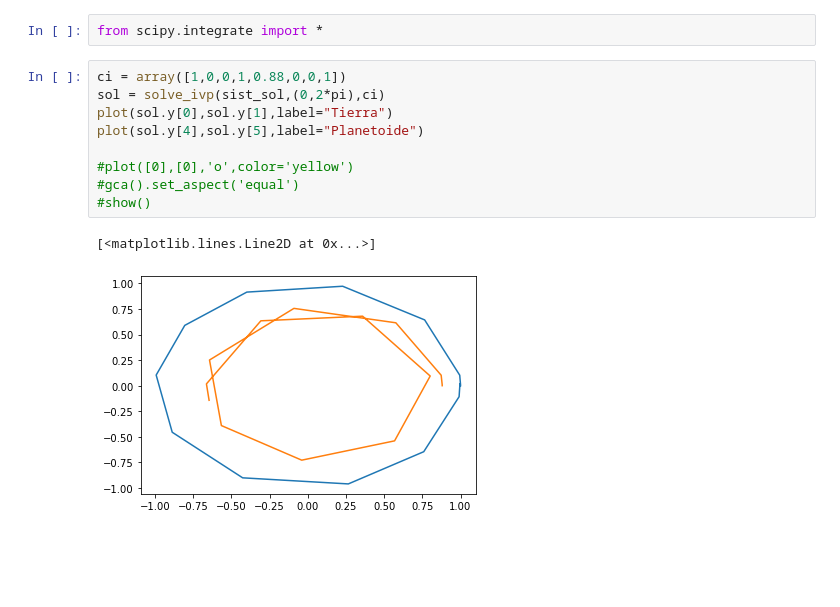
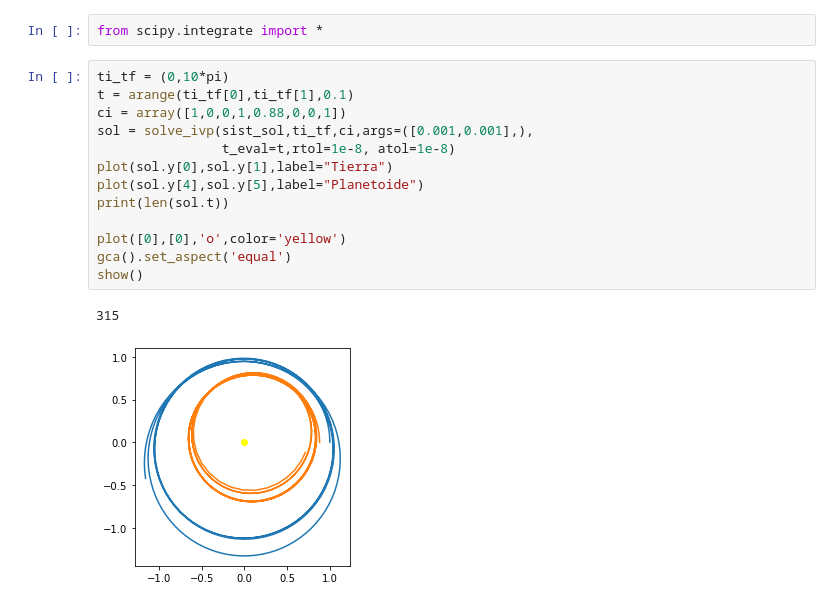
Before and after one commit to richmf/Fisica-Computacional-clases, a Jupyter notebook: Mini sistema solar.ipynb, the cells around one changed output. Saved outputs shown, nothing was run; the diff lists cells and outputs as text; blank space fills up the shorter version.

```diff
--- a/Mini sistema solar.ipynb
+++ b/Mini sistema solar.ipynb
@@ -45,14 +45,18 @@ show()
 # %%
 from scipy.integrate import *
 # %%
+ti_tf = (0,10*pi)
+t = arange(ti_tf[0],ti_tf[1],0.1)
 ci = array([1,0,0,1,0.88,0,0,1])
-sol = solve_ivp(sist_sol,(0,2*pi),ci)
+sol = solve_ivp(sist_sol,ti_tf,ci,args=([0.001,0.001],),
+                t_eval=t,rtol=1e-8, atol=1e-8)
 plot(sol.y[0],sol.y[1],label="Tierra")
 plot(sol.y[4],sol.y[5],label="Planetoide")
+print(len(sol.t))
 
-#plot([0],[0],'o',color='yellow')
-#gca().set_aspect('equal')
-#show()
+plot([0],[0],'o',color='yellow')
+gca().set_aspect('equal')
+show()
 # %% [output]
-[<matplotlib.lines.Line2D at 0x...>]
+315
-[figure, old version]
+[figure, new version]
```
Also changed, not shown: parts of 5 cells of this notebook, 1 other file.
